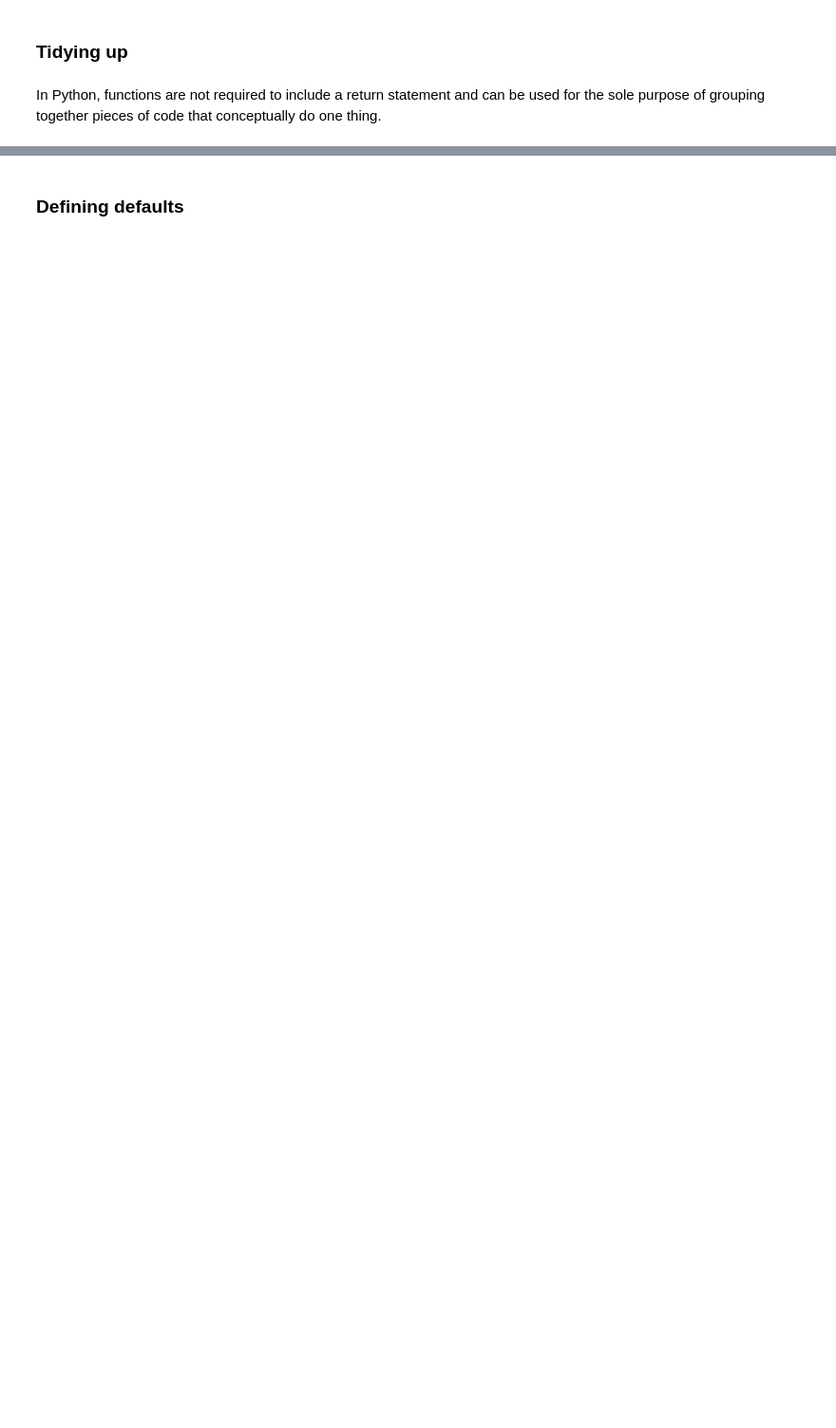
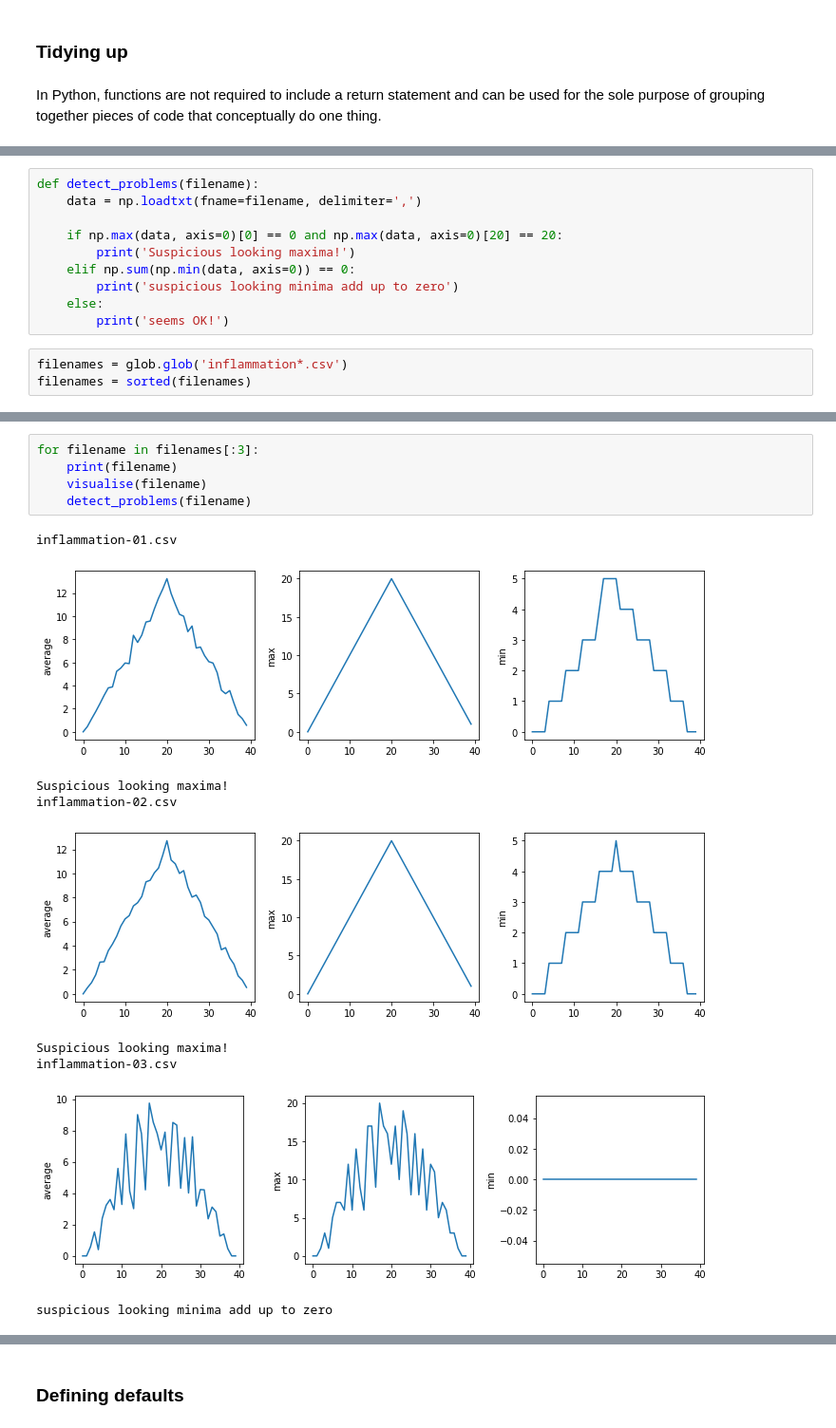
Before and after one commit to elichad/stfc-carpentries-workshops, a Jupyter notebook: organisers/python-novice-inflammation/data/08-func.ipynb, the cells around one changed output, grey strips where cells are left out. Shown: that part at 95% size. Saved outputs shown, nothing was run; the diff lists cells and outputs as text; blank space fills up the shorter version.

```diff
--- a/organisers/python-novice-inflammation/data/08-func.ipynb
+++ b/organisers/python-novice-inflammation/data/08-func.ipynb
@@ -94,0 +181,13 @@ In Python, functions are not required to include a return statement and can be u
+# %%
+def detect_problems(filename):
+    data = np.loadtxt(fname=filename, delimiter=',')
+
+    if np.max(data, axis=0)[0] == 0 and np.max(data, axis=0)[20] == 20:
+        print('Suspicious looking maxima!')
+    elif np.sum(np.min(data, axis=0)) == 0:
+        print('suspicious looking minima add up to zero')
+    else:
+        print('seems OK!')
+# %%
+filenames = glob.glob('inflammation*.csv')
+filenames = sorted(filenames)
@@ -94,0 +198,15 @@ In Python, functions are not required to include a return statement and can be u
+# %%
+for filename in filenames[:3]:
+    print(filename)
+    visualise(filename)
+    detect_problems(filename)
+# %% [output]
+inflammation-01.csv
+[figure, added]
+Suspicious looking maxima!
+inflammation-02.csv
+[figure, added]
+Suspicious looking maxima!
+inflammation-03.csv
+[figure, added]
+suspicious looking minima add up to zero
```
Also changed, not shown: parts of 58 cells of this notebook, 2 other files.
